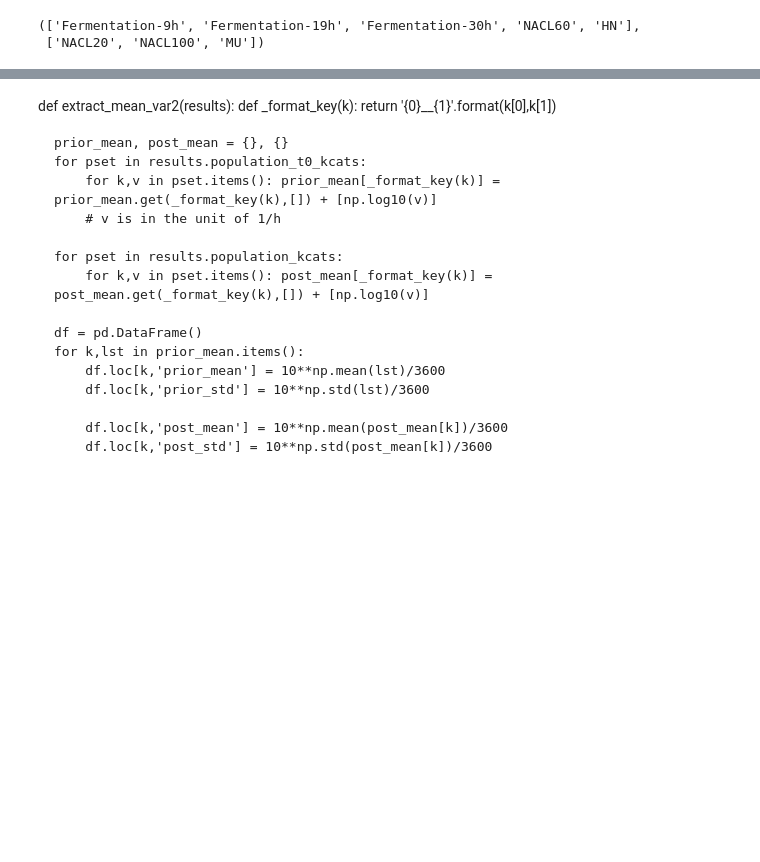
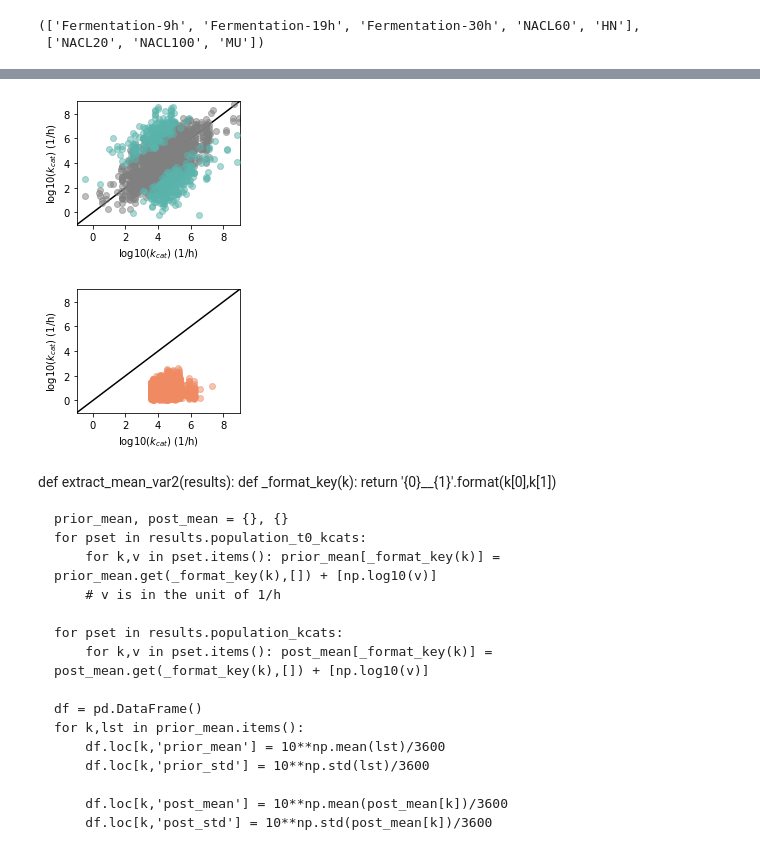
Before and after one commit to SysBioChalmers/Halo-GEM, a Jupyter notebook: ComplementaryScripts/EnzymeConstrainedModelRecon/Scripts/analyze_smc_abc.ipynb, the cells around one changed output, grey strips where cells are left out. Cells and saved outputs as stored; diff of their text form; code cells hidden in the pictures; blank space fills up the shorter version.

```diff
--- a/ComplementaryScripts/EnzymeConstrainedModelRecon/Scripts/analyze_smc_abc.ipynb
+++ b/ComplementaryScripts/EnzymeConstrainedModelRecon/Scripts/analyze_smc_abc.ipynb
@@ -133,0 +146,2 @@ def extract_mean_var_inRV(results):
+# %%
+df03 = extract_mean_var_inRV(results03)
@@ -134,3 +205,8 @@ def extract_mean_var_inRV(results):
+# %%
+do_scatter_plot(df03,'../figures/prior_vs_posterior_step03_')
+# %% [output]
+[figure, added]
+[figure, added]
 # %% [markdown]
 def extract_mean_var2(results):
     def _format_key(k):
```
Also changed, not shown: parts of 21 cells of this notebook.
